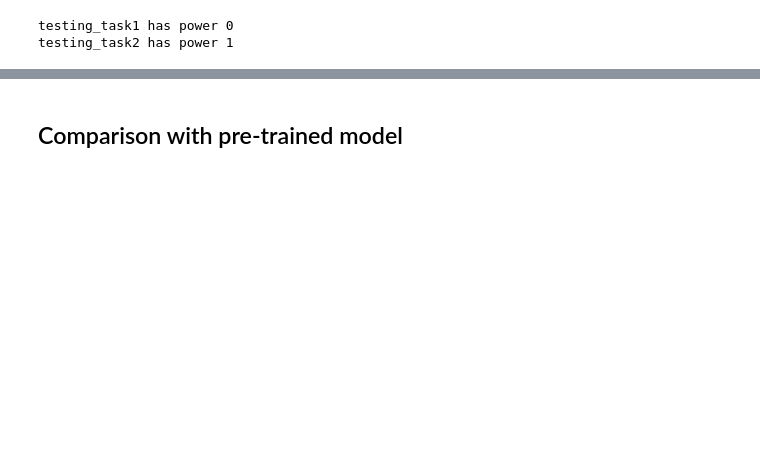
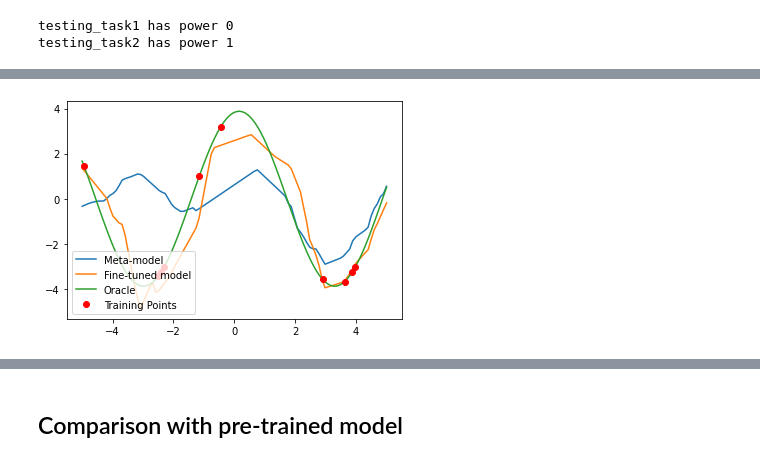
Before and after one commit to josh-strong/MAML, a Jupyter notebook: MAML_PyTorch.ipynb, the cells around one changed output, grey strips where cells are left out. Saved outputs shown, nothing was run; the diff lists cells and outputs as text; code cells hidden in the pictures; blank space fills up the shorter version.

```diff
--- a/MAML_PyTorch.ipynb
+++ b/MAML_PyTorch.ipynb
@@ -243,37 +279,35 @@ Sampled task 2 has amplitude: 0.727809794853848 and phase: 0.46104722846206814
 # %%
 ## Fine-tuning task 1
 
-x_train,y_train = testing_task1.sample_data(10)
+x_train_task1,y_train_task1 = testing_task1.sample_data(10)
 
 fine_tuning_steps=10
 criterion = nn.MSELoss(reduction='mean')
 optimizer = torch.optim.Adam(fine_tuned_model1.parameters(),lr=0.02)
 
 for step in range(fine_tuning_steps):
-  y_pred = fine_tuned_model1(x_train)
+  y_pred = fine_tuned_model1(x_train_task1)
 
-  loss = criterion(y_pred,y_train)
+  loss = criterion(y_pred,y_train_task1)
 
   optimizer.zero_grad()
   loss.backward()
   optimizer.step()
-
-  if step == 1:
-    fine_tuned_once_model1 = copy.deepcopy(saved_model)
-  if step == 5:
-    fine_tuned_five_model1 = copy.deepcopy(saved_model)
 # %%
-output = [saved_model(item.unsqueeze(-1)).cpu().detach().numpy() for item in x]
-output3 = [fine_tuned_model1(item.unsqueeze(-1)).cpu().detach().numpy() for item in x]
+# Visualise results of task 1 fine-tuning
+
+output_task1 = [fine_tuned_model1(item.unsqueeze(-1)).cpu().detach().numpy() for item in x]
 
 plt.plot(x.cpu(),output,label="Meta-model")
-plt.plot(x.cpu(),output3,label="Fine-tuned model")
+plt.plot(x.cpu(),output_task1,label="Fine-tuned model")
 plt.plot(x.cpu(),testing_task1.oracle(x.cpu()),label="Oracle")
 
-plt.plot(x_train.cpu(),y_train.cpu(),'ro',label="Training Points")
+plt.plot(x_train_task1.cpu(),y_train_task1.cpu(),'ro',label="Training Points")
 
-plt.legend(loc="upper right")
+plt.legend(loc="lower left")
 plt.show()
+# %% [output]
+[figure, added]
 # %%
 ## Fine-tuning task 2
 
```
Also changed, not shown: parts of 26 cells of this notebook.
